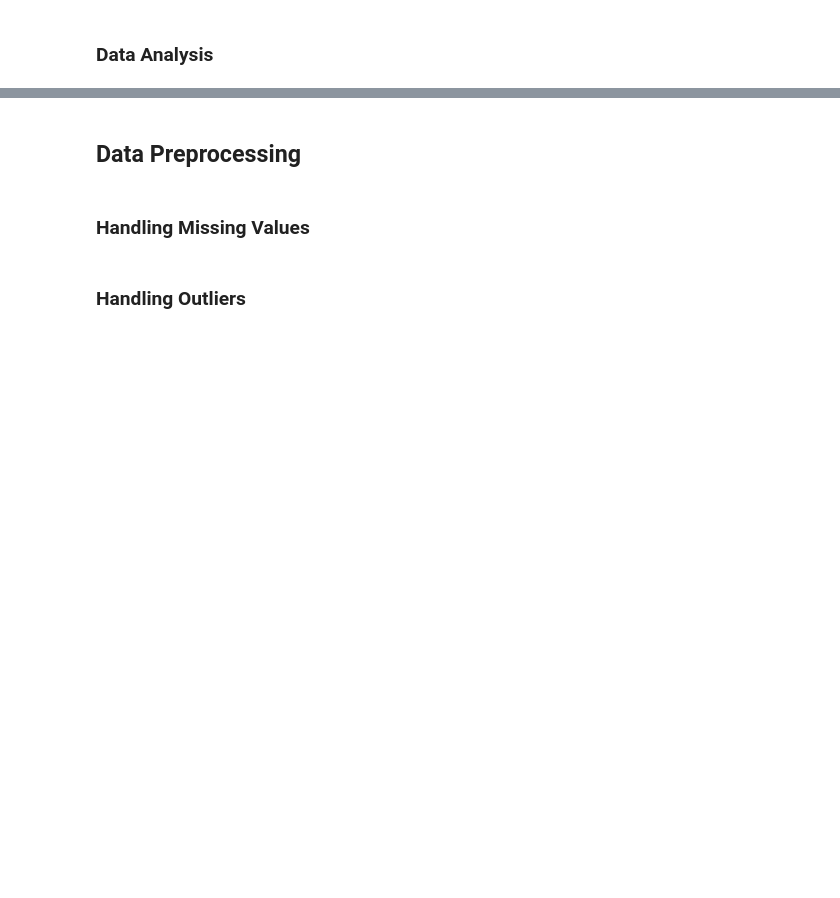
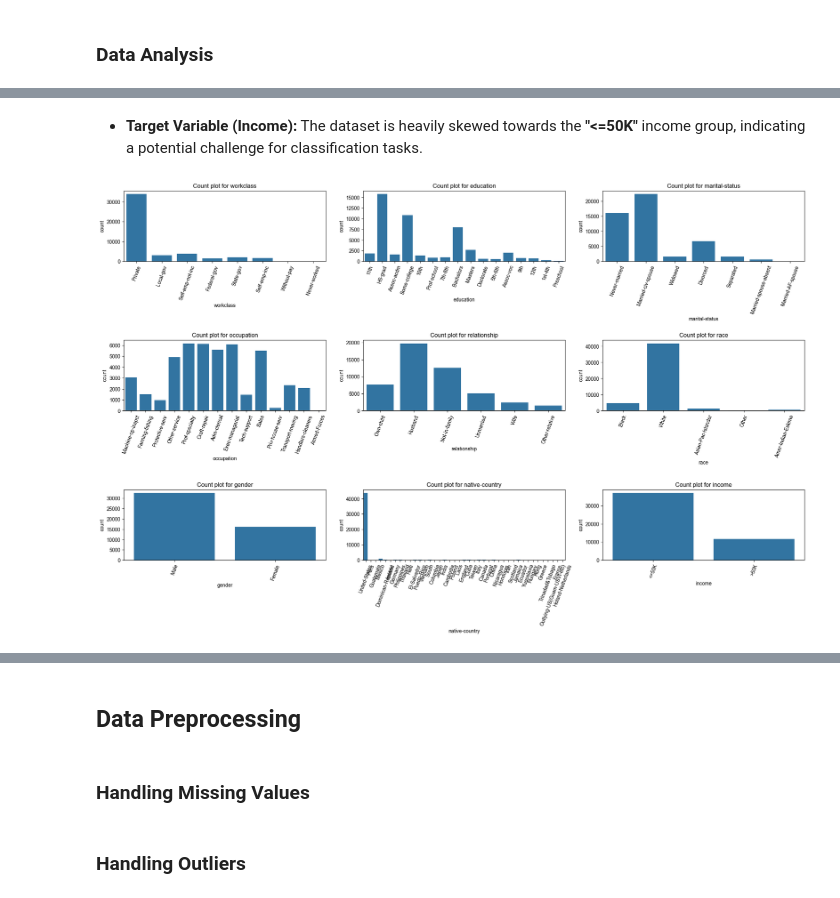
Before and after one commit to Abdelhakim-gh/DataMining_Project_Income_Prediction, a Jupyter notebook: DM_project.ipynb, the cells around one changed output, grey strips where cells are left out. Drawn from its saved outputs; the diff is of its cells as text; code cells hidden in the pictures; blank space fills up the shorter version.

```diff
--- a/DM_project.ipynb
+++ b/DM_project.ipynb
@@ -147,0 +257,23 @@ dtype: object
+# %% [markdown]
+- **Target Variable (Income):** The dataset is heavily skewed towards the **"<=50K"** income group, indicating a potential challenge for classification tasks.
+# %%
+import seaborn as sns
+import matplotlib.pyplot as plt
+
+# Set the font family to Arial
+plt.rcParams['font.family'] = 'Arial'
+
+# List of categorical columns
+categorical_columns = df.select_dtypes(include=['object']).columns
+
+# Plot count plots for each categorical column
+plt.figure(figsize=(20, 15))
+for i, column in enumerate(categorical_columns, 1):
+    plt.subplot(4, 3, i)
+    sns.countplot(data=df, x=column)
+    plt.title(f'Count plot for {column}')
+    plt.xticks(rotation=70)  # Rotate x-axis labels
+plt.tight_layout()
+plt.show()
+# %% [output]
+[figure, added]
```
Also changed, not shown: parts of 28 cells of this notebook.
